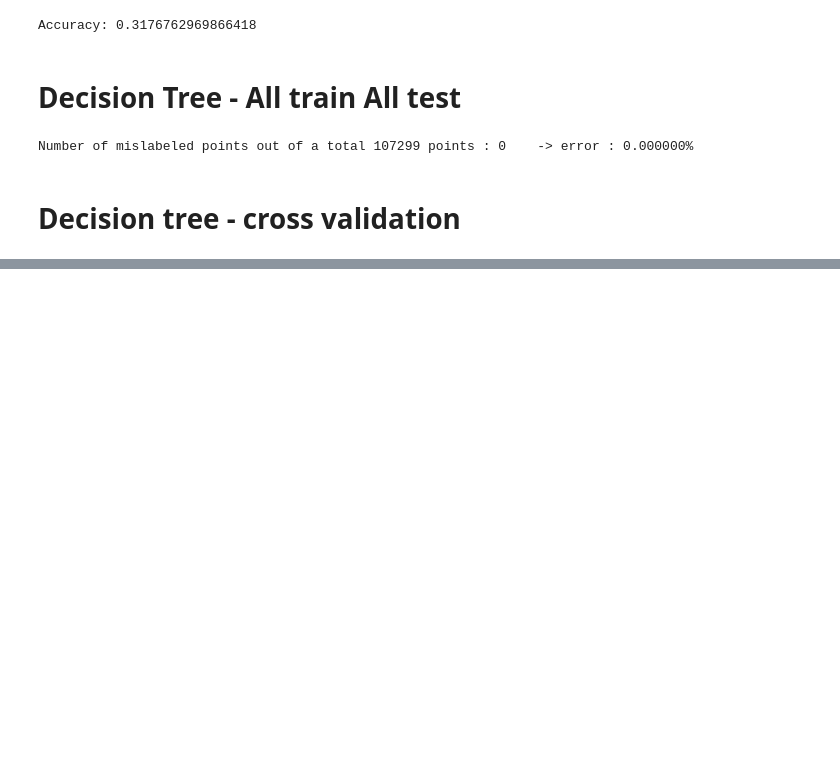
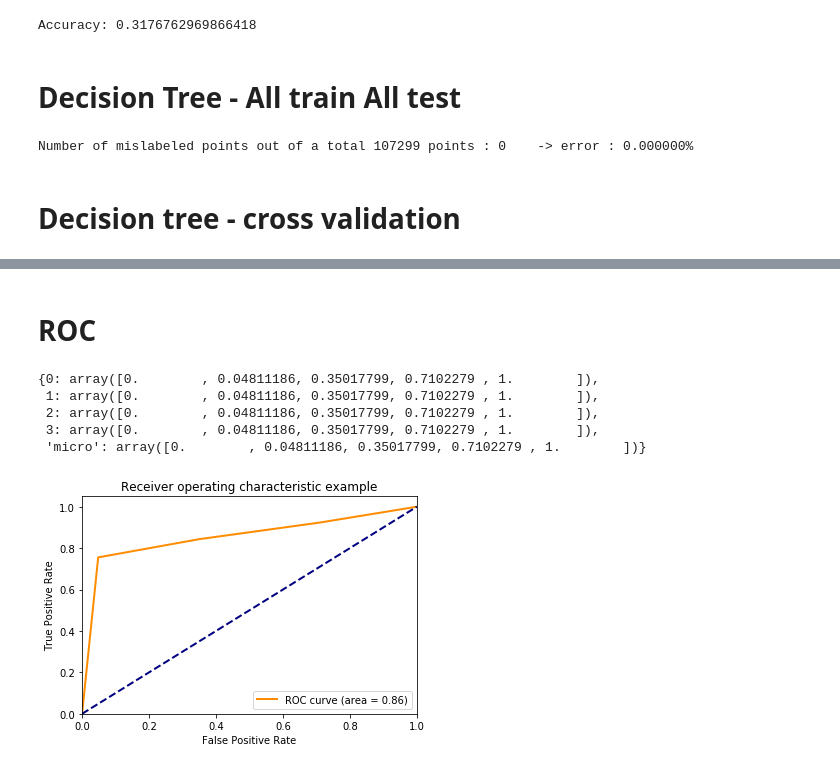
Before and after one commit to EliadProject/Hotels-Data-Science, a Jupyter notebook: FinalProject.ipynb, the cells around one changed output, grey strips where cells are left out. Drawn from its saved outputs; the diff is of its cells as text; code cells hidden in the pictures; blank space fills up the shorter version.

Commit message:
add roc graph

```diff
--- a/FinalProject.ipynb
+++ b/FinalProject.ipynb
@@ -250,7 +250,7 @@ for i in range(len(cm)):
     FN.append(cm[i][2])
     TN.append(cm[i][3])
     TP.append(cm[i][0])
-FP ,FN, cm
+
 fp_perc = np.sum(FP)/len(y_test) * 100
 fn_perc = np.sum(FN)/len(y_test) * 100
 tn_perc = np.sum(TN)/len(y_test) * 100
@@ -261,5 +261,9 @@ print("FN: %f%%" %(fn_perc))
 print("TP: %f%%" %(tp_perc))
 print("TN: %f%%" %(tn_perc))
 
-#fp_perc + fn_perc + tn_perc + tp_perc
+fp_perc + fn_perc + tn_perc + tp_perc == 100.0
+print("cm: %s" %cm)
+for i in range(1,5):
+    print("actual sum of rows with discount code %d: %d" %(i, y_test.where(y_test == i).dropna().count()))
+    print("predict sum of rows with discount code %d: %d" %(i, Series.from_array(y_pred3).where(y_pred3 == i).dropna().count()))
 # %% [output]
@@ -269,0 +286,60 @@ TN: 15.700528%
+# %% [markdown]
+# ROC
+# %%
+from sklearn.metrics import roc_curve, auc
+from sklearn.preprocessing import label_binarize
+
+# Compute ROC curve and ROC area for each class
+fpr = dict()
+tpr = dict()
+roc_auc = dict()
+
+#def myfunc(a):
+#    l = [0,0,0,0]
+#    l[a-1] = 1
+#    return l
+
+#y_test_probs = map(myfunc, y_test.tolist())
+#print(y_test_probs)
+
+#y_pred3_probs = map(myfunc, y_pred3.tolist())
+#print(y_pred3_probs)
+
+y = label_binarize(pred_df['Discount Code'], classes=pred_df['Discount Code'].unique().tolist())
+#print(y)
+n_classes = y.shape[1]
+
+#print(list(y_test_probs))
+
+for i in range(n_classes):
+    #fpr[i], tpr[i], _ = roc_curve(np.array(list(y_test_probs))[:,i], np.array(list(y_pred3_probs))[:,i], pos_label=4)
+    fpr[i], tpr[i], _ = roc_curve(y_test[:], y_pred3[:], pos_label=4)
+    roc_auc[i] = auc(fpr[i], tpr[i])
+
+# Compute micro-average ROC curve and ROC area
+fpr["micro"], tpr["micro"], _ = roc_curve(y_test.ravel(), y_pred3.ravel(), pos_label=4)
+roc_auc["micro"] = auc(fpr["micro"], tpr["micro"])
+
+fpr
+# %% [output]
+{0: array([0.        , 0.04811186, 0.35017799, 0.7102279 , 1.        ]),
+ 1: array([0.        , 0.04811186, 0.35017799, 0.7102279 , 1.        ]),
+ 2: array([0.        , 0.04811186, 0.35017799, 0.7102279 , 1.        ]),
+ 3: array([0.        , 0.04811186, 0.35017799, 0.7102279 , 1.        ]),
+ 'micro': array([0.        , 0.04811186, 0.35017799, 0.7102279 , 1.        ])}
+# %%
+import matplotlib.pyplot as plt
+plt.figure()
+lw = 2
+plt.plot(fpr[0], tpr[0], color='darkorange',
+         lw=lw, label='ROC curve (area = %0.2f)' % roc_auc[0])
+plt.plot([0, 1], [0, 1], color='navy', lw=lw, linestyle='--')
+plt.xlim([0.0, 1.0])
+plt.ylim([0.0, 1.05])
+plt.xlabel('False Positive Rate')
+plt.ylabel('True Positive Rate')
+plt.title('Receiver operating characteristic example')
+plt.legend(loc="lower right")
+plt.show()
+# %% [output]
+[figure, added]
```
Also changed, not shown: parts of 5 cells of this notebook.
